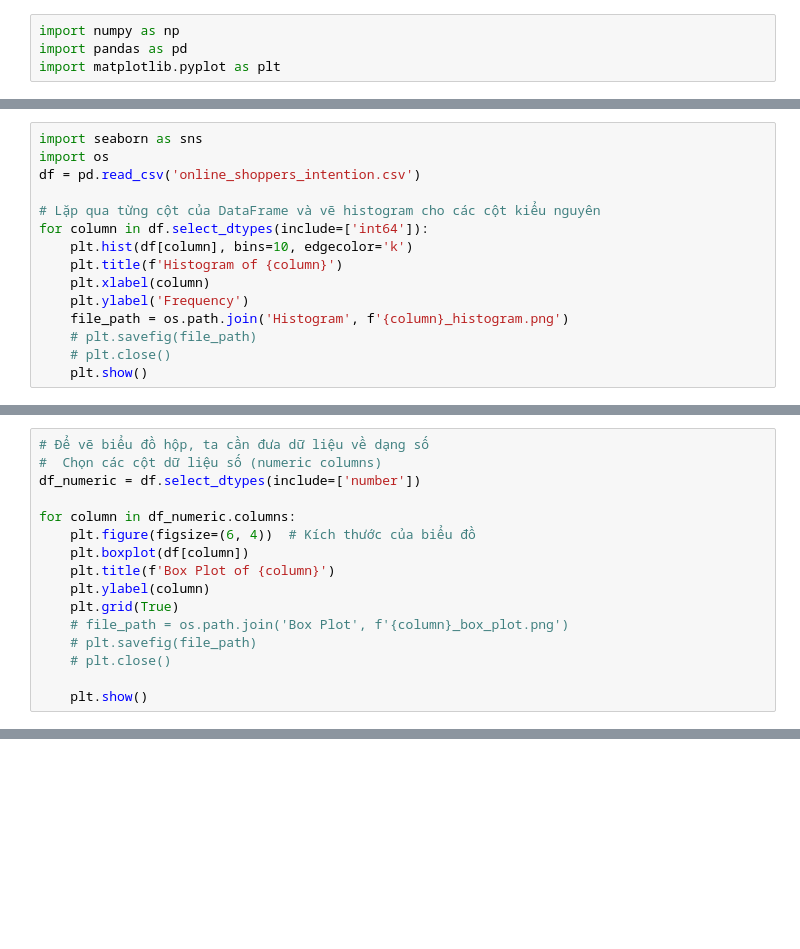
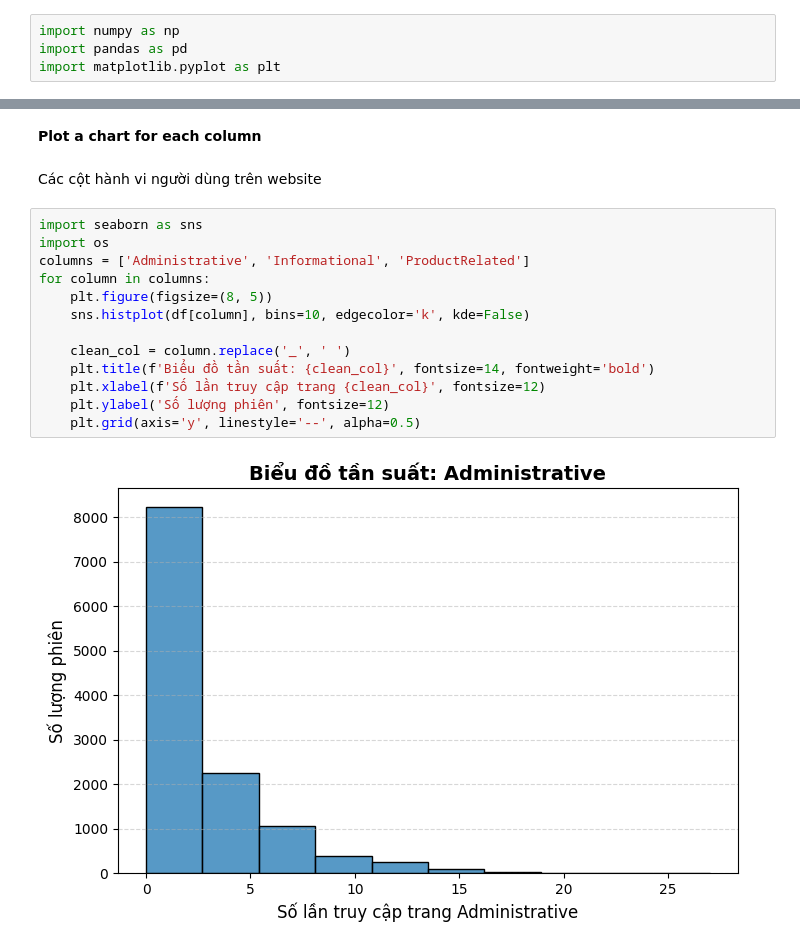
Before and after one commit to TranHoangVu25/Descriptive-analysis-and-prediction-of-customers-online-shopping-intentions, a Jupyter notebook: description analysis.ipynb, the cells around one changed output, grey strips where cells are left out. Cells and saved outputs as stored; diff of their text form; blank space fills up the shorter version.

```diff
--- a/description analysis.ipynb
+++ b/description analysis.ipynb
@@ -50,15 +97,0 @@ max         27.000000              3398.750000      24.000000             2549.3
-# %%
-import seaborn as sns
-import os
-df = pd.read_csv('online_shoppers_intention.csv')
-
-# Lặp qua từng cột của DataFrame và vẽ histogram cho các cột kiểu nguyên
-for column in df.select_dtypes(include=['int64']):
-    plt.hist(df[column], bins=10, edgecolor='k')
-    plt.title(f'Histogram of {column}')
-    plt.xlabel(column)
-    plt.ylabel('Frequency')
-    file_path = os.path.join('Histogram', f'{column}_histogram.png')
-    # plt.savefig(file_path)
-    # plt.close()
-    plt.show()
@@ -73,16 +97,0 @@ for column in df.select_dtypes(include=['int64']):
-# %%
-# Để vẽ biểu đồ hộp, ta cần đưa dữ liệu về dạng số
-#  Chọn các cột dữ liệu số (numeric columns)
-df_numeric = df.select_dtypes(include=['number'])
-
-for column in df_numeric.columns:
-    plt.figure(figsize=(6, 4))  # Kích thước của biểu đồ
-    plt.boxplot(df[column])
-    plt.title(f'Box Plot of {column}')
-    plt.ylabel(column)
-    plt.grid(True)
-    # file_path = os.path.join('Box Plot', f'{column}_box_plot.png')
-    # plt.savefig(file_path)
-    # plt.close()
-
-    plt.show()
@@ -103,0 +114,19 @@ for column in df_numeric.columns:
+# %% [markdown]
+**Plot a chart for each column**
+# %% [markdown]
+Các cột hành vi người dùng trên website
+# %%
+import seaborn as sns
+import os
+columns = ['Administrative', 'Informational', 'ProductRelated']
+for column in columns:
+    plt.figure(figsize=(8, 5))
+    sns.histplot(df[column], bins=10, edgecolor='k', kde=False)
+
+    clean_col = column.replace('_', ' ')
+    plt.title(f'Biểu đồ tần suất: {clean_col}', fontsize=14, fontweight='bold')
+    plt.xlabel(f'Số lần truy cập trang {clean_col}', fontsize=12)
+    plt.ylabel('Số lượng phiên', fontsize=12)
+    plt.grid(axis='y', linestyle='--', alpha=0.5)
+# %% [output]
+[figure, added]
```
Also changed, not shown: parts of 21 cells of this notebook, 1 other file.
